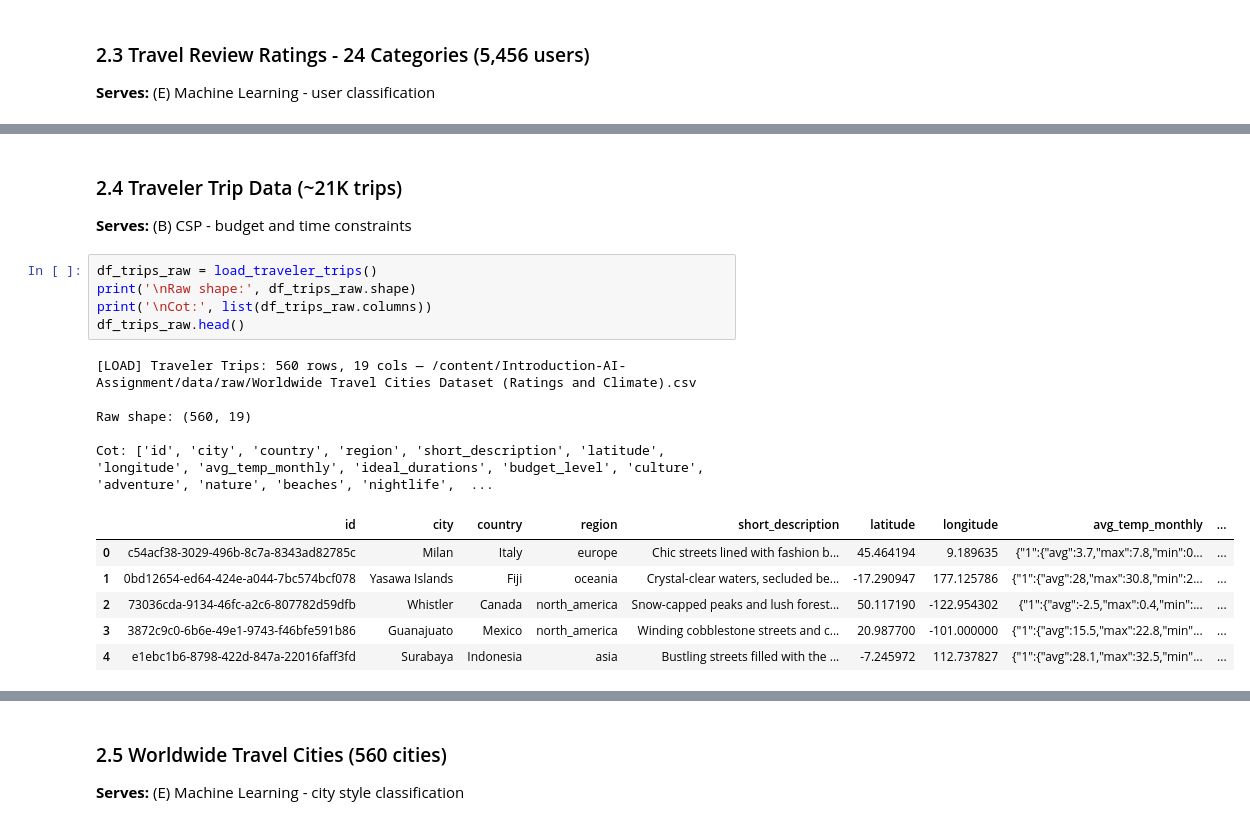
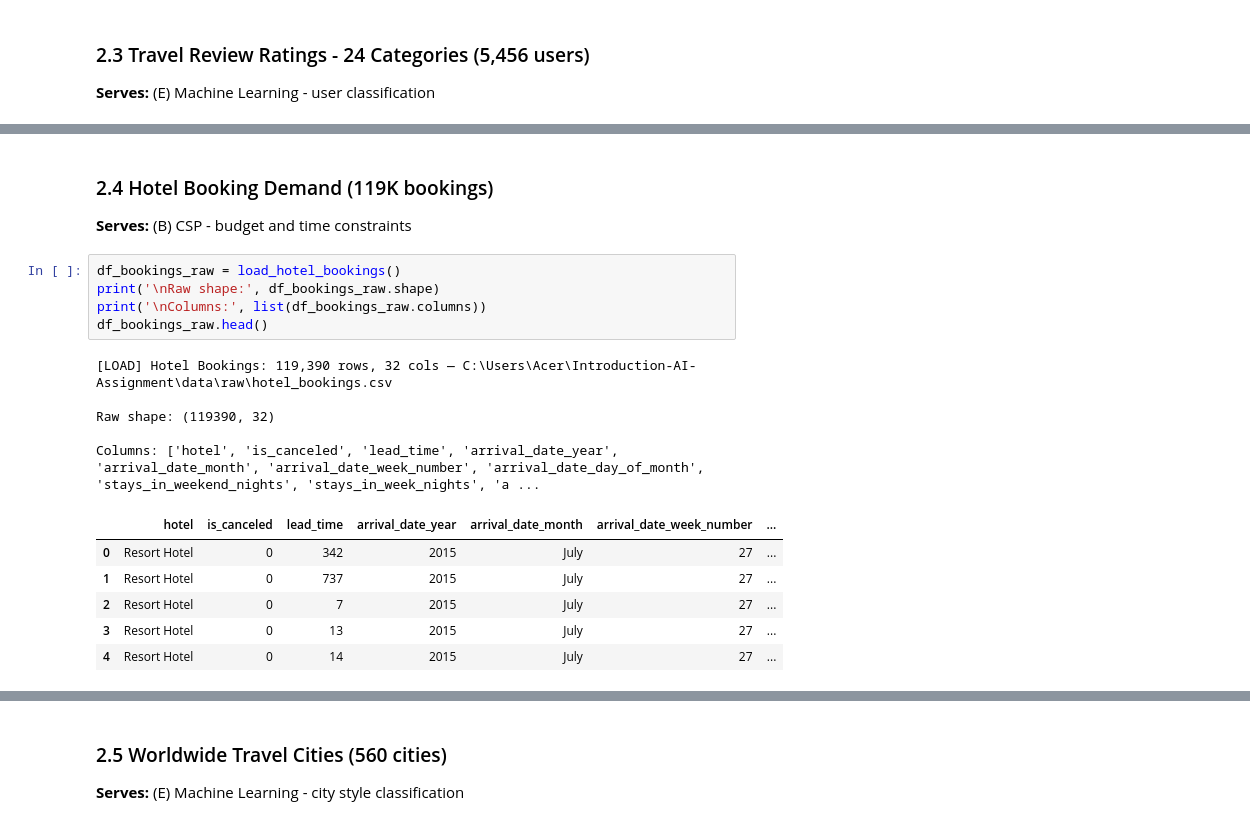
Before and after one commit to HieNguyen08/Introduction-AI-Assignment, a Jupyter notebook: notebooks/main_notebook.ipynb, the cells around one changed output, grey strips where cells are left out. Saved outputs shown, nothing was run; the diff lists cells and outputs as text.

```diff
--- a/notebooks/main_notebook.ipynb
+++ b/notebooks/main_notebook.ipynb
@@ -318,21 +325,21 @@ Cleaned shape: (5456, 30)
 # %% [markdown]
-### 2.4 Traveler Trip Data (~21K trips)
+### 2.4 Hotel Booking Demand (119K bookings)
 **Serves:** (B) CSP - budget and time constraints
 # %%
-df_trips_raw = load_traveler_trips()
-print('\nRaw shape:', df_trips_raw.shape)
-print('\nCot:', list(df_trips_raw.columns))
-df_trips_raw.head()
+df_bookings_raw = load_hotel_bookings()
+print('\nRaw shape:', df_bookings_raw.shape)
+print('\nColumns:', list(df_bookings_raw.columns))
+df_bookings_raw.head()
 # %% [output]
-[LOAD] Traveler Trips: 560 rows, 19 cols — /content/Introduction-AI-Assignment/data/raw/Worldwide Travel Cities Dataset (Ratings and Climate).csv
+[LOAD] Hotel Bookings: 119,390 rows, 32 cols — C:\Users\Acer\Introduction-AI-Assignment\data\raw\hotel_bookings.csv
 
-Raw shape: (560, 19)
+Raw shape: (119390, 32)
 
-Cot: ['id', 'city', 'country', 'region', 'short_description', 'latitude', 'longitude', 'avg_temp_monthly', 'ideal_durations', 'budget_level', 'culture', 'adventure', 'nature', 'beaches', 'nightlife',  ...
+Columns: ['hotel', 'is_canceled', 'lead_time', 'arrival_date_year', 'arrival_date_month', 'arrival_date_week_number', 'arrival_date_day_of_month', 'stays_in_weekend_nights', 'stays_in_week_nights', 'a ...
-|  | id | city | country | region | short_description | latitude | longitude | avg_temp_monthly | ... |
-| 0 | c54acf38-3029-496b-8c7a-8343ad82785c | Milan | Italy | europe | Chic streets lined with fashion b... | 45.464194 | 9.189635 | {"1":{"avg":3.7,"max":7.8,"min":0... | ... |
-| 1 | 0bd12654-ed64-424e-a044-7bc574bcf078 | Yasawa Islands | Fiji | oceania | Crystal-clear waters, secluded be... | -17.290947 | 177.125786 | {"1":{"avg":28,"max":30.8,"min":2... | ... |
-| 2 | 73036cda-9134-46fc-a2c6-807782d59dfb | Whistler | Canada | north_america | Snow-capped peaks and lush forest... | 50.117190 | -122.954302 | {"1":{"avg":-2.5,"max":0.4,"min":... | ... |
-| 3 | 3872c9c0-6b6e-49e1-9743-f46bfe591b86 | Guanajuato | Mexico | north_america | Winding cobblestone streets and c... | 20.987700 | -101.000000 | {"1":{"avg":15.5,"max":22.8,"min"... | ... |
-| 4 | e1ebc1b6-8798-422d-847a-22016faff3fd | Surabaya | Indonesia | asia | Bustling streets filled with the ... | -7.245972 | 112.737827 | {"1":{"avg":28.1,"max":32.5,"min"... | ... |
+|  | hotel | is_canceled | lead_time | arrival_date_year | arrival_date_month | arrival_date_week_number | ... |
+| 0 | Resort Hotel | 0 | 342 | 2015 | July | 27 | ... |
+| 1 | Resort Hotel | 0 | 737 | 2015 | July | 27 | ... |
+| 2 | Resort Hotel | 0 | 7 | 2015 | July | 27 | ... |
+| 3 | Resort Hotel | 0 | 13 | 2015 | July | 27 | ... |
+| 4 | Resort Hotel | 0 | 14 | 2015 | July | 27 | ... |
 # %%
```
Also changed, not shown: parts of 36 cells of this notebook, 1 other file.
